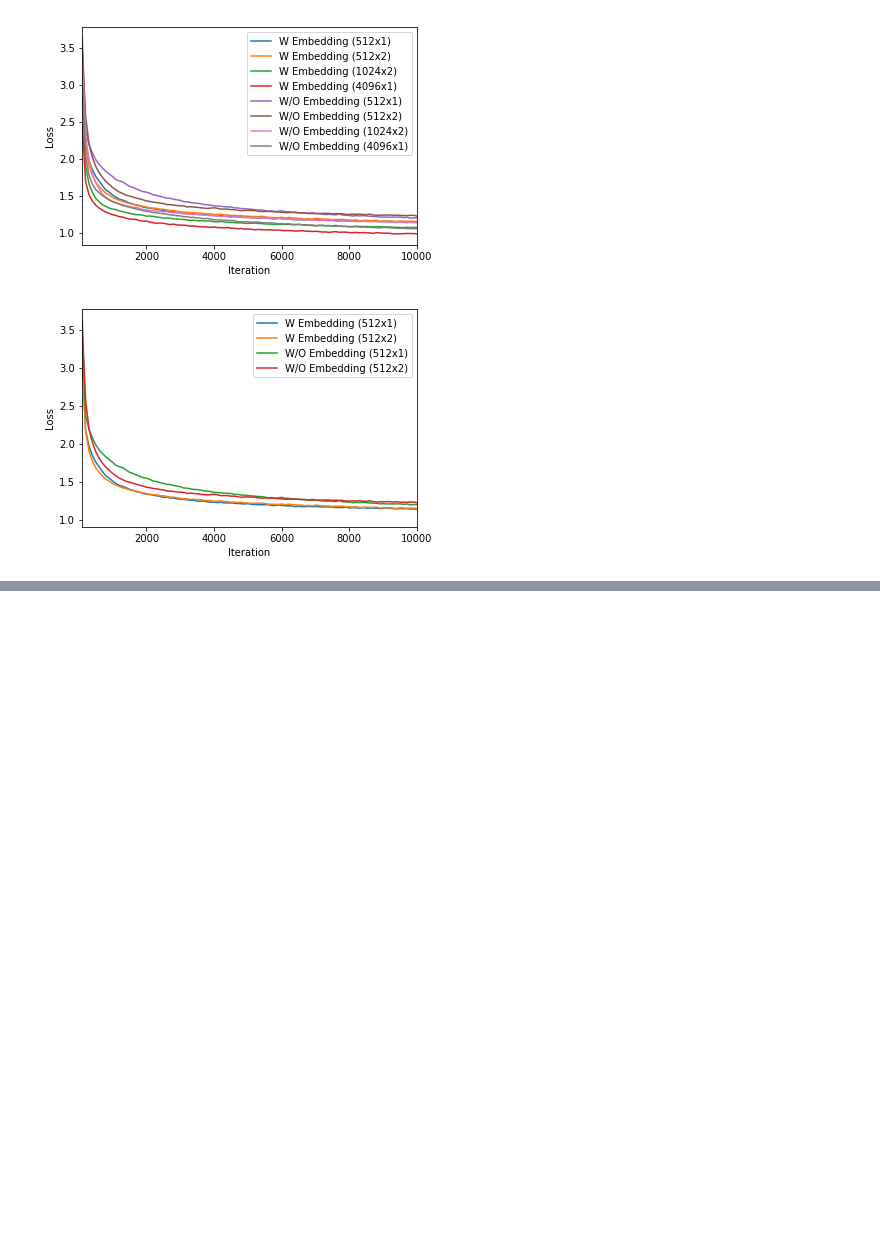
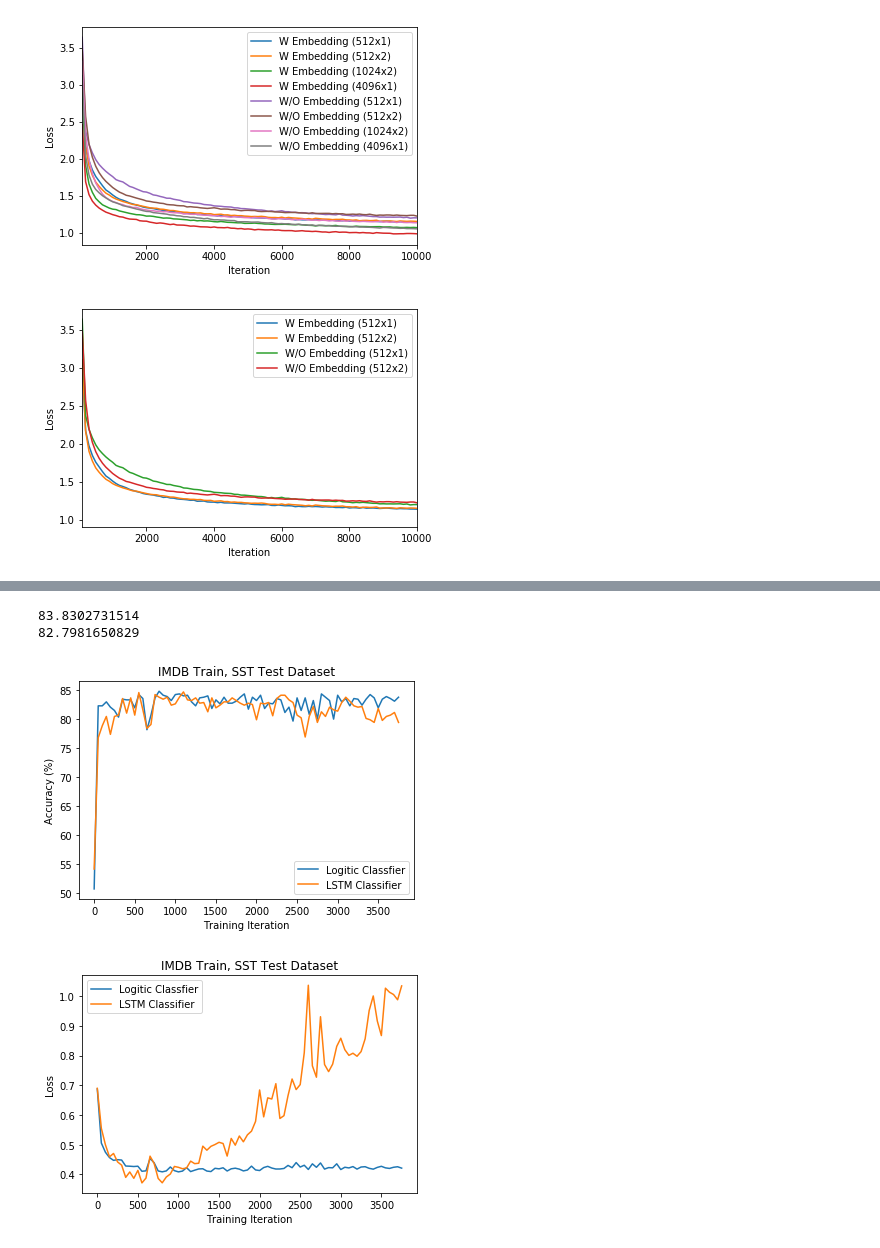
Before and after one commit to mkachuee/sentiment-discovery, a Jupyter notebook: Results.ipynb, the cells around one changed output, grey strips where cells are left out. Drawn from its saved outputs; the diff is of its cells as text; code cells hidden in the pictures; blank space fills up the shorter version.

```diff
--- a/Results.ipynb
+++ b/Results.ipynb
@@ -217,0 +221,36 @@ print(np.mean(accus_val_LSTM[-5:]))
+# %%
+fname = './run_outputs/sentiment_trans_LR.csv'
+df = np.loadtxt(fname, delimiter=',', skiprows=1)
+iters_val_LR = df[:,0]
+loss_val_LR = df[:,1]
+accus_val_LR = df[:,2]
+
+fname = './run_outputs/sentiment_trans_LSTM.csv'
+df = np.loadtxt(fname, delimiter=',', skiprows=1)
+iters_val_LSTM = df[:,0]
+loss_val_LSTM = df[:,1]
+accus_val_LSTM = df[:,2]
+
+plt.figure()
+plt.title('IMDB Train, SST Test Dataset')
+plt.plot(iters_val_LR, accus_val_LR)
+plt.plot(iters_val_LSTM, accus_val_LSTM)
+plt.xlabel('Training Iteration')
+plt.ylabel('Accuracy (%)')
+plt.legend(['Logitic Classfier', 'LSTM Classifier'])
+
+plt.figure()
+plt.title('IMDB Train, SST Test Dataset')
+plt.plot(iters_val_LR, loss_val_LR)
+plt.plot(iters_val_LSTM, loss_val_LSTM)
+plt.xlabel('Training Iteration')
+plt.ylabel('Loss')
+plt.legend(['Logitic Classfier', 'LSTM Classifier'])
+
+print(np.mean(accus_val_LR[-1:]))
+print(np.mean(accus_val_LSTM[-50]))
+# %% [output]
+83.8302731514
+82.7981650829
+[figure, added]
+[figure, added]
```
Also changed, not shown: parts of 6 cells of this notebook, 1 other file.
